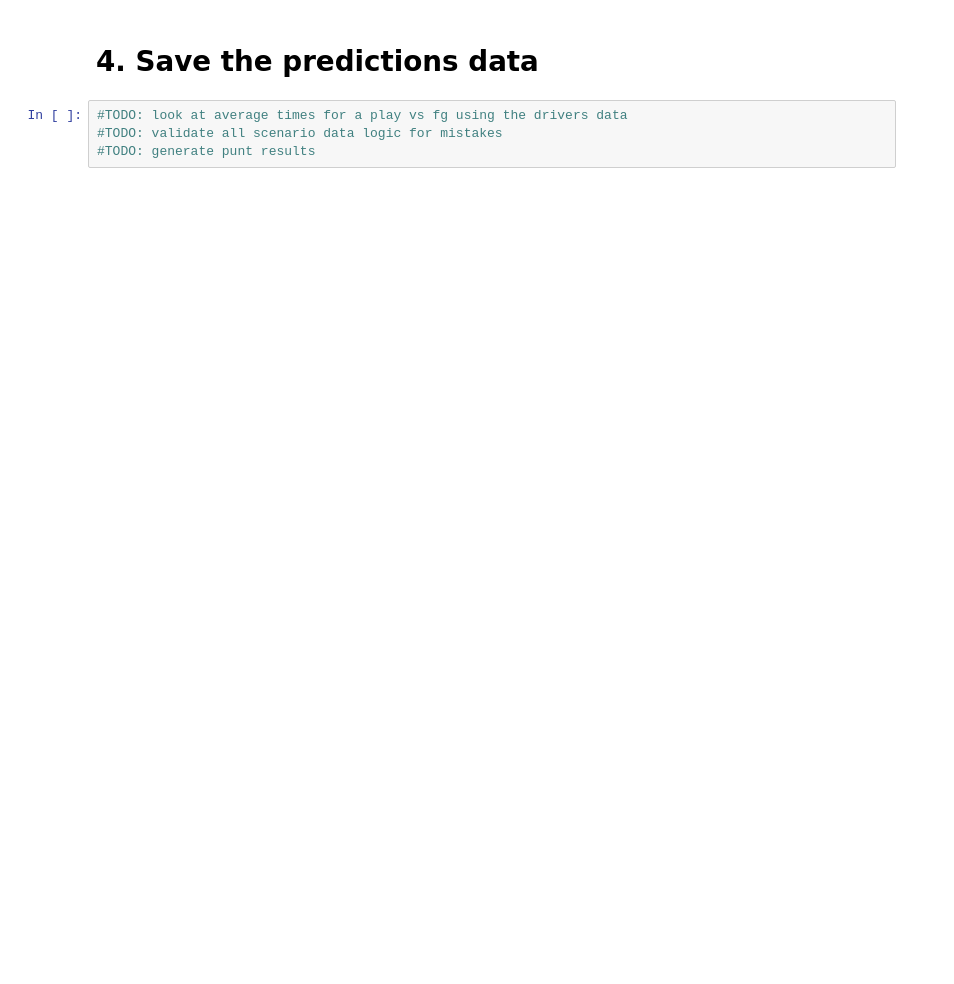
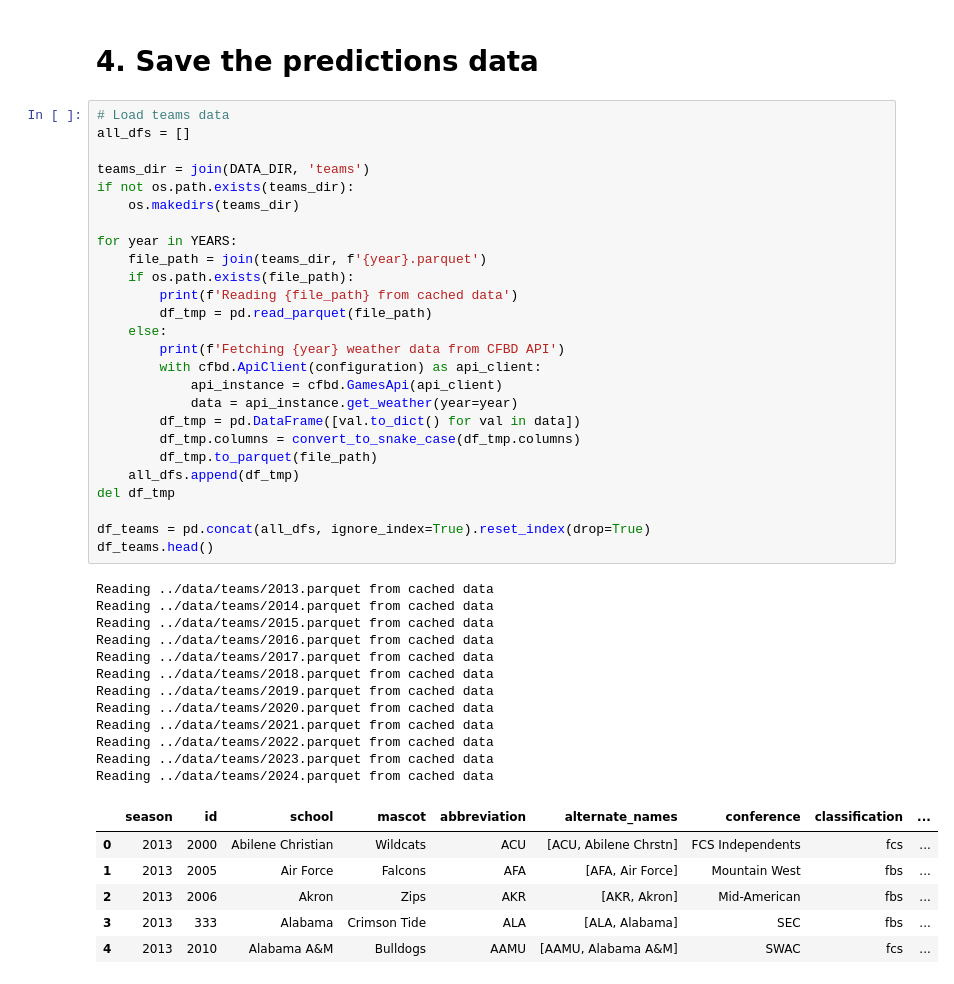
Before and after one commit to lneuendorf/4th-down-models, a Jupyter notebook: notebooks/generate_predictions.ipynb, the cells around one changed output. Cells and saved outputs as stored; diff of their text form; blank space fills up the shorter version.

```diff
--- a/notebooks/generate_predictions.ipynb
+++ b/notebooks/generate_predictions.ipynb
@@ -871,6 +1019,47 @@ df['punt_receiving_team_yards_to_goal_95'] = np.percentile(probas_all_models, 95
 # %% [markdown]
 # 4. Save the predictions data
-# %%
-#TODO: look at average times for a play vs fg using the drivers data
-#TODO: validate all scenario data logic for mistakes
-#TODO: generate punt results
+# %%
+# Load teams data
+all_dfs = []
+
+teams_dir = join(DATA_DIR, 'teams')
+if not os.path.exists(teams_dir):
+    os.makedirs(teams_dir)
+
+for year in YEARS:
+    file_path = join(teams_dir, f'{year}.parquet')
+    if os.path.exists(file_path):
+        print(f'Reading {file_path} from cached data')
+        df_tmp = pd.read_parquet(file_path)
+    else:
+        print(f'Fetching {year} weather data from CFBD API')
+        with cfbd.ApiClient(configuration) as api_client:
+            api_instance = cfbd.GamesApi(api_client)
+            data = api_instance.get_weather(year=year)
+        df_tmp = pd.DataFrame([val.to_dict() for val in data])
+        df_tmp.columns = convert_to_snake_case(df_tmp.columns)
+        df_tmp.to_parquet(file_path)
+    all_dfs.append(df_tmp)
+del df_tmp
+
+df_teams = pd.concat(all_dfs, ignore_index=True).reset_index(drop=True)
+df_teams.head()
+# %% [output]
+Reading ../data/teams/2013.parquet from cached data
+Reading ../data/teams/2014.parquet from cached data
+Reading ../data/teams/2015.parquet from cached data
+Reading ../data/teams/2016.parquet from cached data
+Reading ../data/teams/2017.parquet from cached data
+Reading ../data/teams/2018.parquet from cached data
+Reading ../data/teams/2019.parquet from cached data
+Reading ../data/teams/2020.parquet from cached data
+Reading ../data/teams/2021.parquet from cached data
+Reading ../data/teams/2022.parquet from cached data
+Reading ../data/teams/2023.parquet from cached data
+Reading ../data/teams/2024.parquet from cached data
+|  | season | id | school | mascot | abbreviation | alternate_names | conference | classification | ... |
+| 0 | 2013 | 2000 | Abilene Christian | Wildcats | ACU | [ACU, Abilene Chrstn] | FCS Independents | fcs | ... |
+| 1 | 2013 | 2005 | Air Force | Falcons | AFA | [AFA, Air Force] | Mountain West | fbs | ... |
+| 2 | 2013 | 2006 | Akron | Zips | AKR | [AKR, Akron] | Mid-American | fbs | ... |
+| 3 | 2013 | 333 | Alabama | Crimson Tide | ALA | [ALA, Alabama] | SEC | fbs | ... |
+| 4 | 2013 | 2010 | Alabama A&M | Bulldogs | AAMU | [AAMU, Alabama A&M] | SWAC | fcs | ... |
```
Also changed, not shown: parts of 15 cells of this notebook.
